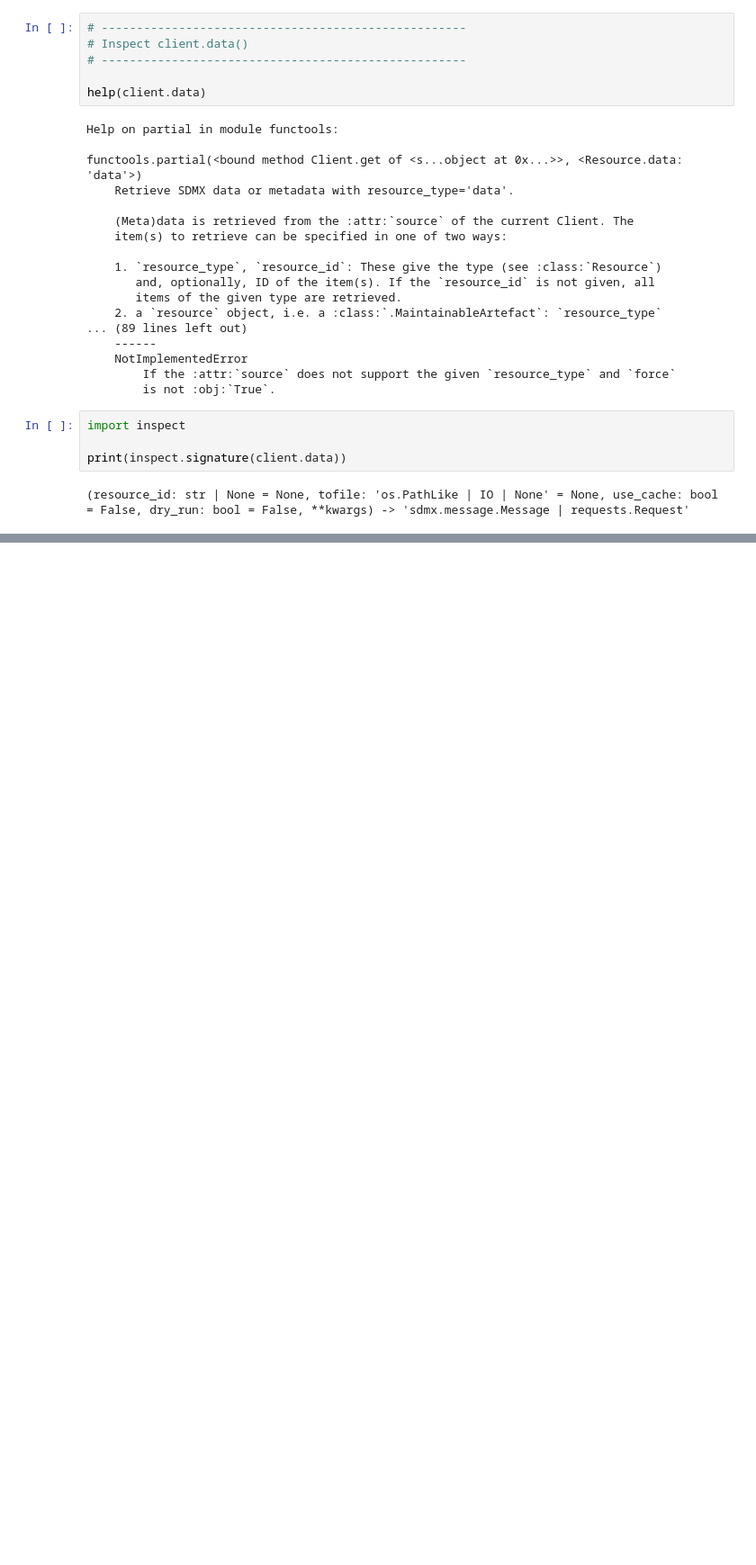
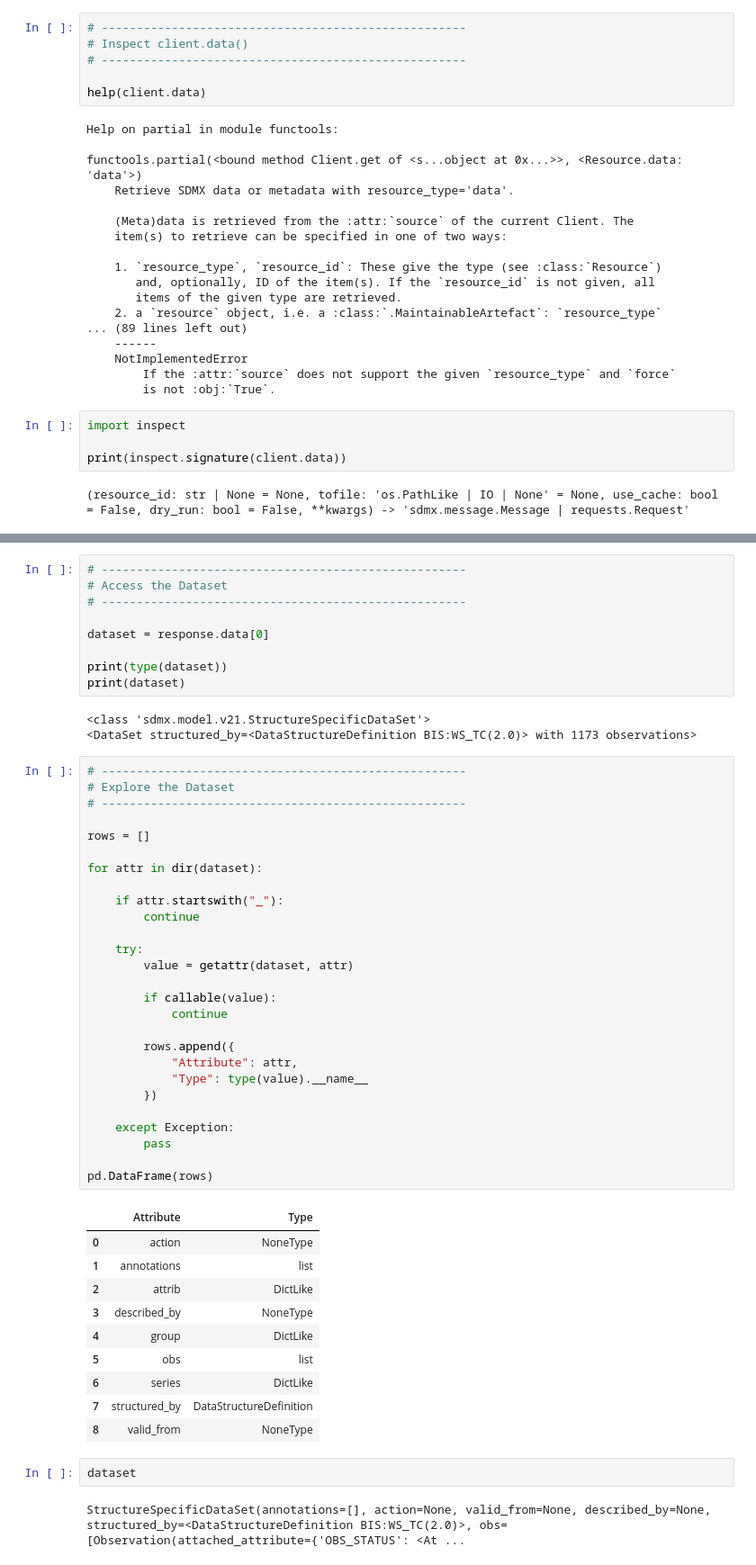
Before and after one commit to suprakashmukherjee/SDMX-Discovery, a Jupyter notebook: notebooks/D4_SDMX_Querying_Data.ipynb, the cells around one changed output, grey strips where cells are left out. Shown at 90% size. Cells and saved outputs as stored; diff of their text form; blank space fills up the shorter version.

```diff
--- a/notebooks/D4_SDMX_Querying_Data.ipynb
+++ b/notebooks/D4_SDMX_Querying_Data.ipynb
@@ -633,0 +766,54 @@ print(inspect.signature(client.data))
+# %%
+# ----------------------------------------------------
+# Access the Dataset
+# ----------------------------------------------------
+
+dataset = response.data[0]
+
+print(type(dataset))
+print(dataset)
+# %% [output]
+<class 'sdmx.model.v21.StructureSpecificDataSet'>
+<DataSet structured_by=<DataStructureDefinition BIS:WS_TC(2.0)> with 1173 observations>
+# %%
+# ----------------------------------------------------
+# Explore the Dataset
+# ----------------------------------------------------
+
+rows = []
+
+for attr in dir(dataset):
+
+    if attr.startswith("_"):
+        continue
+
+    try:
+        value = getattr(dataset, attr)
+
+        if callable(value):
+            continue
+
+        rows.append({
+            "Attribute": attr,
+            "Type": type(value).__name__
+        })
+
+    except Exception:
+        pass
+
+pd.DataFrame(rows)
+# %% [output]
+|  | Attribute | Type |
+| 0 | action | NoneType |
+| 1 | annotations | list |
+| 2 | attrib | DictLike |
+| 3 | described_by | NoneType |
+| 4 | group | DictLike |
+| 5 | obs | list |
+| 6 | series | DictLike |
+| 7 | structured_by | DataStructureDefinition |
+| 8 | valid_from | NoneType |
+# %%
+dataset
+# %% [output]
+StructureSpecificDataSet(annotations=[], action=None, valid_from=None, described_by=None, structured_by=<DataStructureDefinition BIS:WS_TC(2.0)>, obs=[Observation(attached_attribute={'OBS_STATUS': <At ...
```
Also changed, not shown: parts of 24 cells of this notebook.
